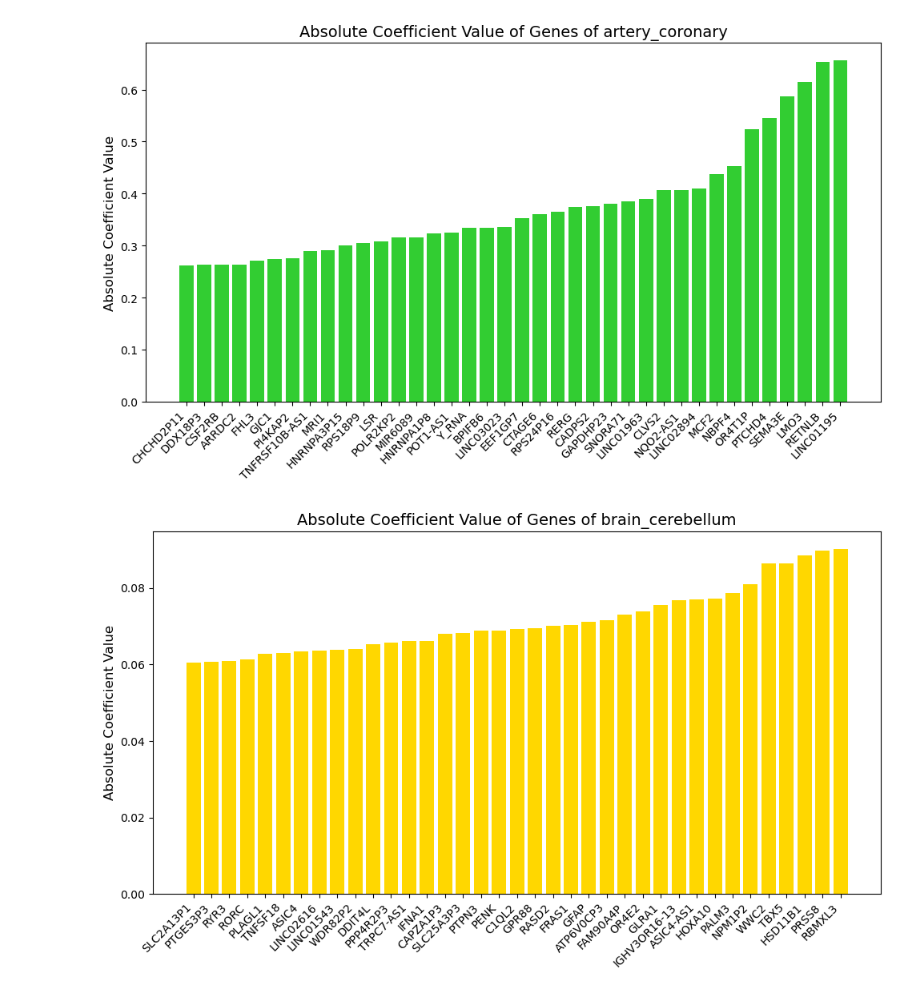
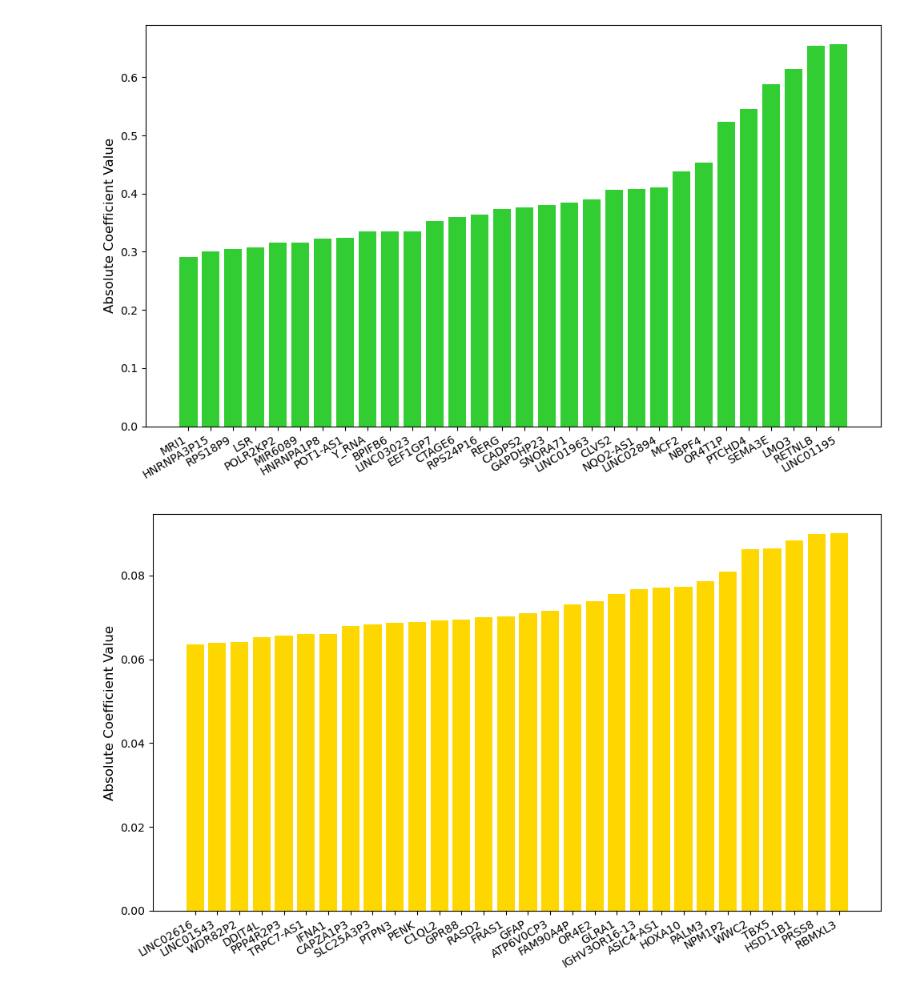
Before and after one commit to MubasshiraMusarrat/Orange, a Jupyter notebook: organ_coeff_graphs/individual_organ_coeff_plot.ipynb, the cells around one changed output. Cells and saved outputs as stored; diff of their text form; code cells hidden in the pictures.

```diff
--- a/organ_coeff_graphs/individual_organ_coeff_plot.ipynb
+++ b/organ_coeff_graphs/individual_organ_coeff_plot.ipynb
@@ -11,15 +11,15 @@ for i,organ in enumerate(organs):
     df = df.dropna()
     df['Gene_name'] = df['Gene_name'].astype(str)
     df['Abs_Coef'] = df['Coef'].abs()
-    df = df.sort_values(by='Abs_Coef')
+    df = df.sort_values(by='Abs_Coef', ascending=False).head(30)
+    df = df.sort_values(by='Abs_Coef', ascending=True)
     plt.figure(figsize=(10, 6))
     bar_color = color_palette[i % len(color_palette)]
     plt.bar(df['Gene_name'], df['Abs_Coef'], color=bar_color)
     plt.ylabel('Absolute Coefficient Value', fontsize=12)
-    plt.title(f"Absolute Coefficient Value of Genes of {organ}", fontsize=14)
-    plt.xticks(rotation=45, ha='right', fontsize=10)
+    plt.xticks(rotation=30, ha='right', fontsize=10)
     plt.tight_layout()
-    plt.savefig(f"plots/abs_coef_{organ}.png")
+    plt.savefig(f"plots_top30/abs_coef_{organ}.png")
     plt.show()
     plt.close()
 # %% [output]
@@ -28,2 +28,2 @@ for i,organ in enumerate(organs):
-[figure, old version]
+[figure, new version]
-[figure, old version]
+[figure, new version]
```
Also changed, not shown: parts of 1 cell of this notebook, 24 other files.
